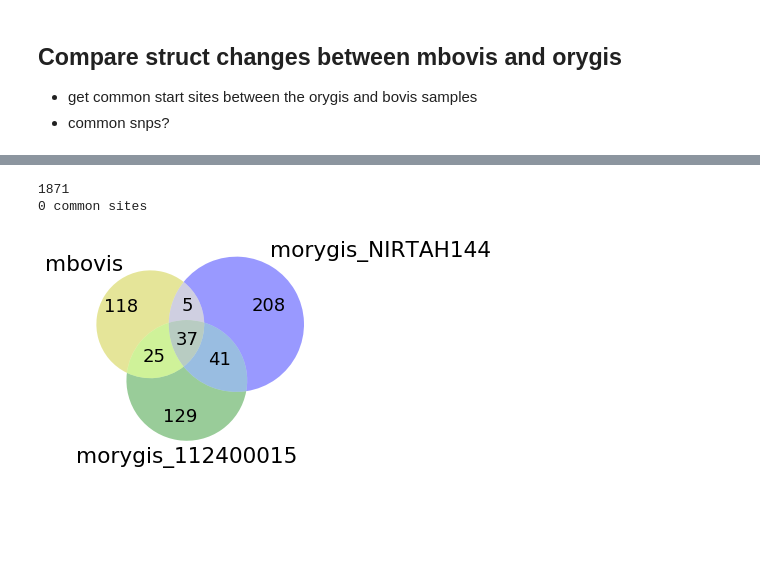
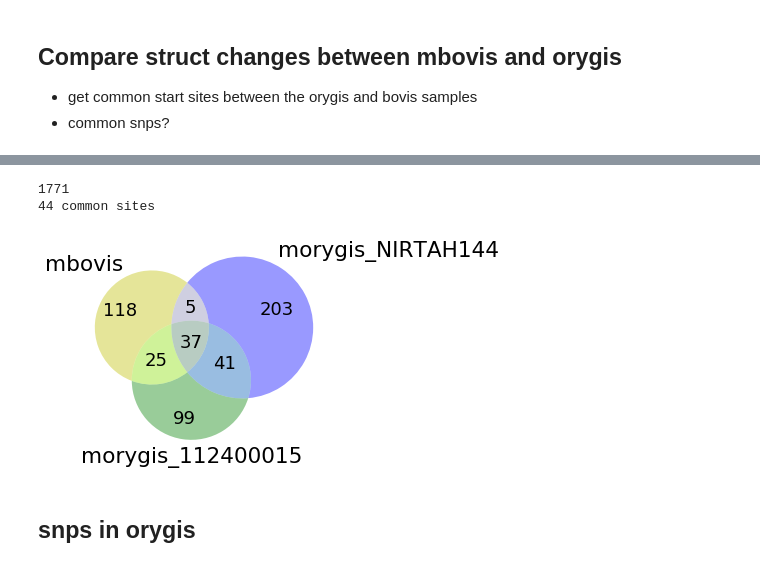
Before and after one commit to dmnfarrell/mtbdiff, a Jupyter notebook: notebooks/orygis_example.ipynb, the cells around one changed output, grey strips where cells are left out. Drawn from its saved outputs; the diff is of its cells as text; code cells hidden in the pictures; blank space fills up the shorter version.

```diff
--- a/notebooks/orygis_example.ipynb
+++ b/notebooks/orygis_example.ipynb
@@ -60,7 +86,9 @@ reload(utils)
 print (names)
 
 struct, snp =  utils.get_nucdiff_results('../myco_results', names)
+struct = struct[(struct.Name=='deletion') | (struct.Name=='insertion')]
 struct['RD'] = struct.apply(utils.get_region,1)
+
 subcols = ['ID','Name','start','end','length','descr','RD']
 print (struct[:4][subcols])
 # %% [output]
@@ -147,3 +158,17 @@ print (rx[cols])
 
 * get common start sites between the orygis and bovis samples
 * common snps?
+# %%
+# changes in bovis and orygis but not in others
+
+struct['orygis'] = struct.label.str.contains('Morygis|Mbovis').astype(int)
+struct['orygis_freq'] = struct.groupby(['descr'])['orygis'].transform(np.sum)
+struct['freq'] = struct.groupby(['descr'])['start'].transform(np.size)
+
+s = struct[(struct.orygis_freq>=5) & (struct.freq<6)]
+print (len(s))
+s.label.value_counts()
+s.descr.unique()
+utils.get_summary(s)
+#m = utils.sites_matrix(s, freq=1)
+#fig = analysis.plot_RD(m.T)
@@ -150,30 +182,33 @@ print (rx[cols])
 # %%
 reload(utils)
 
 #print (struct.label.unique())
 subset = ['Mbovis', 'Morygis_NIRTAH144','Morygis_112400015','Morygis_LN2011','Morygis_Resp2011']
 mb_oryg = struct[struct.label.isin(subset)]
 print (len(mb_oryg))
 mbdiff = struct[struct.label=='Mbovis']
 modiff = struct[struct.label=='Morygis_NIRTAH144']
 modiff2 = struct[struct.label=='Morygis_112400015']
 
 from matplotlib_venn import venn3
-ax=venn3((set(mbdiff.descr),set(modiff.descr),set(modiff2.descr)),['mbovis','morygis_NIRTAH144','morygis_112400015'],('y','b','g'))
+ax=venn3((set(mbdiff.descr),set(modiff.descr),set(modiff2.descr)),
+         ['mbovis','morygis_NIRTAH144','morygis_112400015'],('y','b','g'))
 
 mat = utils.sites_matrix(mb_oryg, index='descr')
 mat = mat[mat.sum(1)>3]
 intersect = mat.index
 
 comm = modiff[modiff.descr.isin(intersect)]
 comm = comm[subcols]
 print('%s common sites' %len(comm))
 #print (comm.groupby('Name').size())
 # %% [output]
-1871
-0 common sites
+1771
+44 common sites
-[figure, old version]
+[figure, new version]
 # %%
 comm=comm.sort_values('length',ascending=False)
 comm.to_csv('morygis_common.csv')
 comm
+# %% [markdown]
+## snps in orygis
```
Also changed, not shown: parts of 17 cells of this notebook, 3 other files.
